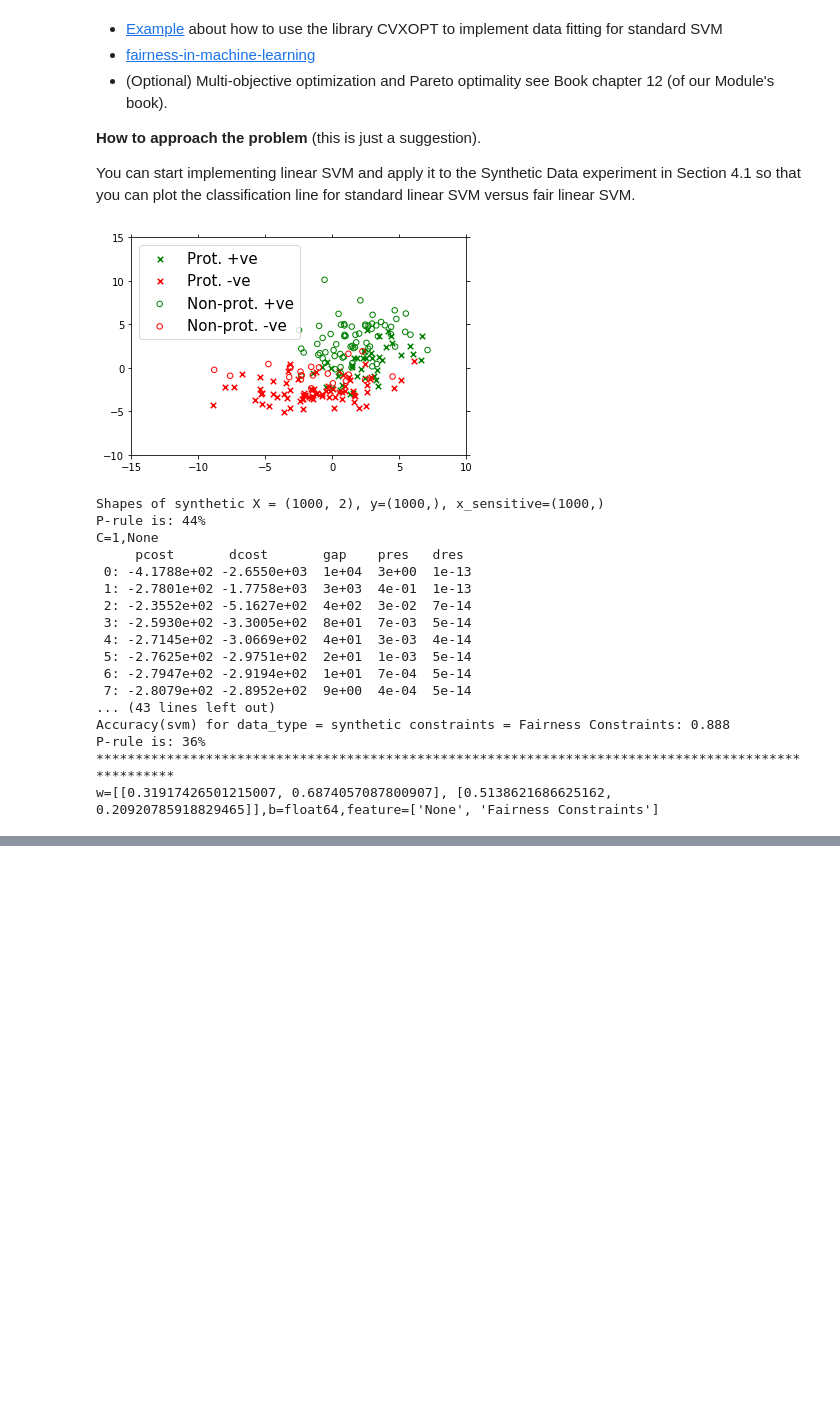
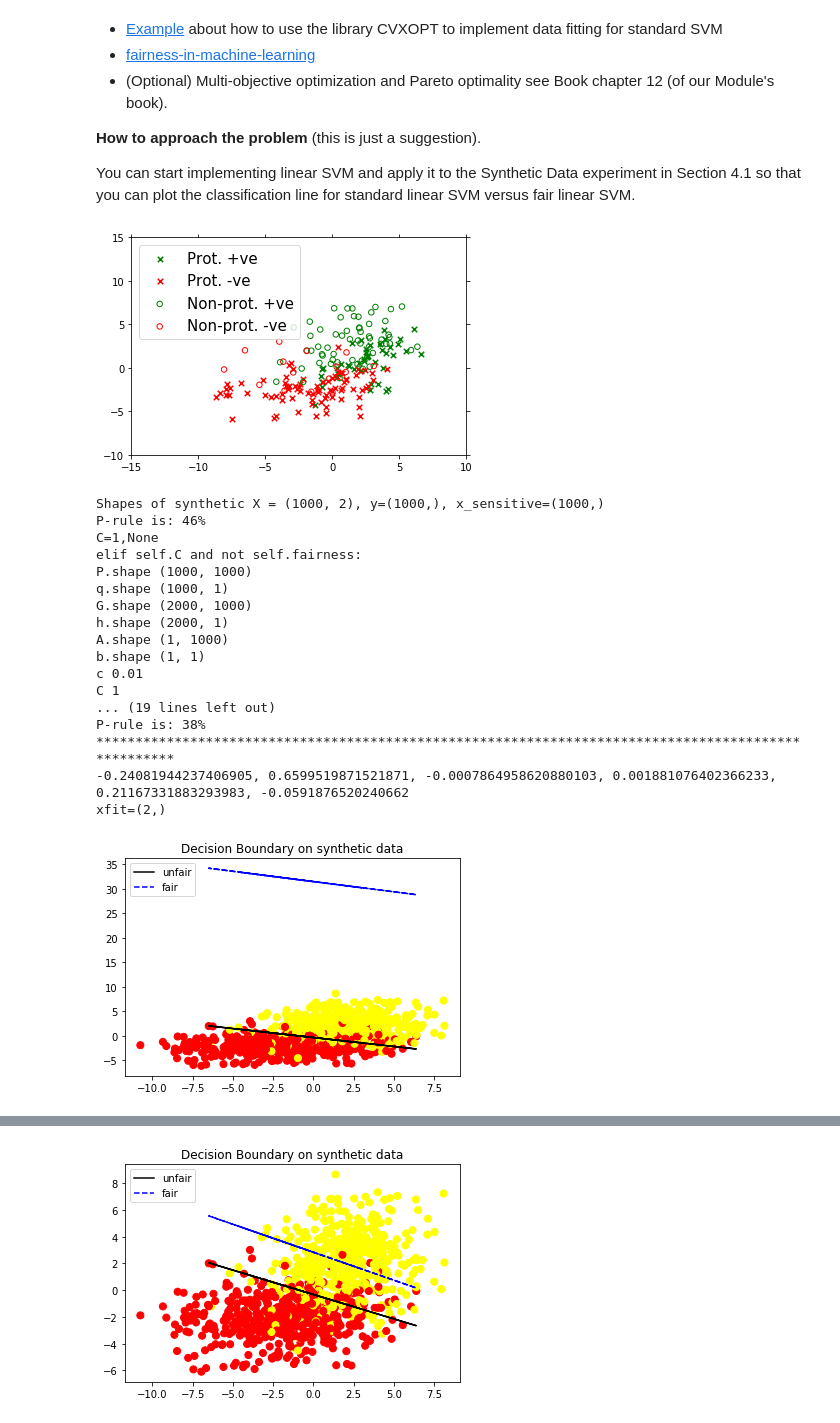
Before and after one commit to vipulpopat/svm-with-fairness-constraint, a Jupyter notebook: Project_5_FinalNotebook.ipynb, the cells around one changed output, grey strips where cells are left out. Saved outputs shown, nothing was run; the diff lists cells and outputs as text; code cells hidden in the pictures; blank space fills up the shorter version.

Commit message:
Updated plots and changed SVM_robin

```diff
--- a/Project_5_FinalNotebook.ipynb
+++ b/Project_5_FinalNotebook.ipynb
@@ -88,7 +88,7 @@ def compute_p_rule(print_string, x_control, class_labels):
     return np.NaN
 # %%
 # Hide cvxopt output
-cvxopt.solvers.options['show_progress'] = True
+cvxopt.solvers.options['show_progress'] = False #True
 cvxopt.solvers.options['abstol'] = 1e-10
 cvxopt.solvers.options['reltol'] = 1e-10
 cvxopt.solvers.options['feastol'] = 1e-10
@@ -395,3 +421,18 @@ class SupportVectorMachine_robin(object):
+# %%
+def plot_decision_boundary(X, y, w, b, xfit):
+    print(f'{-w[0][0]}, {w[0][1]}, {-w[1][0]}, {w[1][1]}, {b[0]}, {b[1]}')
+    print(f'xfit={np.array(xfit).shape}')
+    #print(np.array(xfit[0][:][:]).shape)
+
+    plt.scatter(X[:, 0], X[:, 1], c=y, s=50, cmap='autumn')
+
+    unfair,_ = plt.plot(xfit[0][:][:], (np.asarray(-w[0][0]) * xfit[0][:][:] - b[0])/w[0][1], '-k', label='unfair')
+
+    fair,_ = plt.plot(xfit[1][:][:], (-np.asarray(w[1][0]) * xfit[1][:][:] - b[1])/w[1][1], '--b', label='fair')
+
+    plt.title('Decision Boundary on synthetic data')
+    plt.legend(loc='best', handles=[unfair, fair])
+    plt.show()
 # %%
 import os,sys
 sys.path.insert(0, './fair-classification3/fair_classification') # the code for fair classification is in this directory
@@ -745,9 +667,8 @@ def run_experiment(X, y, x_control, C_values, data_type, kernel=rbf_kernel, corr
             if (feature is not None):
                 p_feature = 'Fairness Constraints'
             print(f'C={C},{p_feature}')
-            clf = SupportVectorMachine(kernel=kernel, sensible_feature=feature, C=C, power=4, coef=1, correlation=correlation)
-            #clf = SupportVectorMachine_trial(kernel=kernel, sensible_feature=feature, C=C, power=4, coef=1, correlation=correlation)
-            #clf = SupportVectorMachine_robin(kernel=kernel, sensible_feature=feature, C=C, power=4, coef=1, correlation=correlation)
+            #clf = SupportVectorMachine(kernel=kernel, sensible_feature=feature, C=C, power=4, coef=1, correlation=correlation)
+            clf = SupportVectorMachine_robin(kernel=kernel, sensible_feature=feature, C=C, power=4, coef=1, correlation=correlation)
             clf.fit(X, y)
 
             # append to the plot data
@@ -756,9 +677,7 @@ def run_experiment(X, y, x_control, C_values, data_type, kernel=rbf_kernel, corr
             xfit.append(clf.support_vectors)
             f_feature.append(str(p_feature))
 
-
             y_pred = clf.predict(X)
-
             accuracy = accuracy_score(y, y_pred)
             print (f'Accuracy for custom svm classifier, data_type = {data_type} constraints = {p_feature}: {accuracy}, c_value={correlation}')
 
@@ -770,7 +689,7 @@ def run_experiment(X, y, x_control, C_values, data_type, kernel=rbf_kernel, corr
                 svc = svm.SVC(kernel='rbf', C=C).fit(X_svm, y_svm)
             else:
                 svc = svm.SVC(kernel='linear', C=C).fit(X_svm, y_svm)
-            print(f'SVC kernel details {svc}')
+            #print(f'SVC kernel details {svc}')
             y_pred_svm = svc.predict(X_svm)
             accuracy_svm = accuracy_score(y_svm, y_pred_svm)
             print (f'Accuracy(svm) for data_type = {data_type} constraints = {p_feature}: {accuracy_svm}')
@@ -788,45 +707,43 @@ def run_experiment(X, y, x_control, C_values, data_type, kernel=rbf_kernel, corr
             results_data['C'].append(C)
             results_data['coeff_c'].append(correlation)
 
-
             print('**'*50)
 
-    return w,b,xfit,f_feature
+    return w, b, xfit, f_feature
 # %%
 data_count=500
 
 X_s, y_s , x_control_s = get_data('synthetic',sample_count=500)
 
-#X_a, y_a , x_control_a = get_data('adult', sample_count=10000)
 
 # Compare the statistics of the accuracies across all cross-validation folds
-w,b,xfit,feature = run_experiment(X_s, y_s , x_control_s, [1], kernel=linear_kernel, data_type='synthetic', results=results_data)
-plot_decision_boundary(X_s, y_s, w,b,xfit,feature)
+w, b, xfit, feature = run_experiment(X_s, y_s , x_control_s, [1], kernel=linear_kernel, data_type='synthetic', correlation=0.01, results=results_data)
+plot_decision_boundary(X_s, y_s, w, b, xfit)
 
-#run_experiment(X_s, y_s , x_control_s, [1], kernel=linear_kernel, data_type='synthetic', correlation=0.1, results=results_data)
+w, b, xfit, feature = run_experiment(X_s, y_s , x_control_s, [1], kernel=linear_kernel, data_type='synthetic', correlation=0.1, results=results_data)
+plot_decision_boundary(X_s, y_s, w, b, xfit)
 
-#run_experiment(X_s, y_s , x_control_s, [1], kernel=linear_kernel, data_type='synthetic', correlation=1, results=results_data)
-
-#run_experiment(X_a, y_a , x_control_a, [1], data_type='adult', correlation=0.01, results=results_data)
-#run_experiment(X_a, y_a , x_control_a, [1], data_type='adult', results=results_data)
+w, b, xfit, feature = run_experiment(X_s, y_s , x_control_s, [1], kernel=linear_kernel, data_type='synthetic', correlation=1, results=results_data)
+plot_decision_boundary(X_s, y_s, w, b, xfit)
 
 results_df = pd.DataFrame(results_data)
 # %% [output]
-[figure, old version]
+[figure, new version]
 Shapes of synthetic X = (1000, 2), y=(1000,), x_sensitive=(1000,)
-P-rule is: 44%
+P-rule is: 46%
 C=1,None
-     pcost       dcost       gap    pres   dres
- 0: -4.1788e+02 -2.6550e+03  1e+04  3e+00  1e-13
- 1: -2.7801e+02 -1.7758e+03  3e+03  4e-01  1e-13
- 2: -2.3552e+02 -5.1627e+02  4e+02  3e-02  7e-14
- 3: -2.5930e+02 -3.3005e+02  8e+01  7e-03  5e-14
- 4: -2.7145e+02 -3.0669e+02  4e+01  3e-03  4e-14
- 5: -2.7625e+02 -2.9751e+02  2e+01  1e-03  5e-14
- 6: -2.7947e+02 -2.9194e+02  1e+01  7e-04  5e-14
- 7: -2.8079e+02 -2.8952e+02  9e+00  4e-04  5e-14
-... (43 lines left out)
-Accuracy(svm) for data_type = synthetic constraints = Fairness Constraints: 0.888
-P-rule is: 36%
+elif self.C and not self.fairness:
+P.shape (1000, 1000)
+q.shape (1000, 1)
+G.shape (2000, 1000)
+h.shape (2000, 1)
+A.shape (1, 1000)
+b.shape (1, 1)
+c 0.01
+C 1
+... (19 lines left out)
+P-rule is: 38%
 ****************************************************************************************************
-w=[[0.31917426501215007, 0.6874057087800907], [0.5138621686625162, 0.20920785918829465]],b=float64,feature=['None', 'Fairness Constraints']
+-0.24081944237406905, 0.6599519871521871, -0.0007864958620880103, 0.001881076402366233, 0.21167331883293983, -0.0591876520240662
+xfit=(2,)
+[figure, added]
@@ -833,0 +767 @@ TypeError: can't multiply sequence by non-int of type 'numpy.float64'
+[figure, added]
```
Also changed, not shown: parts of 9 cells of this notebook.
